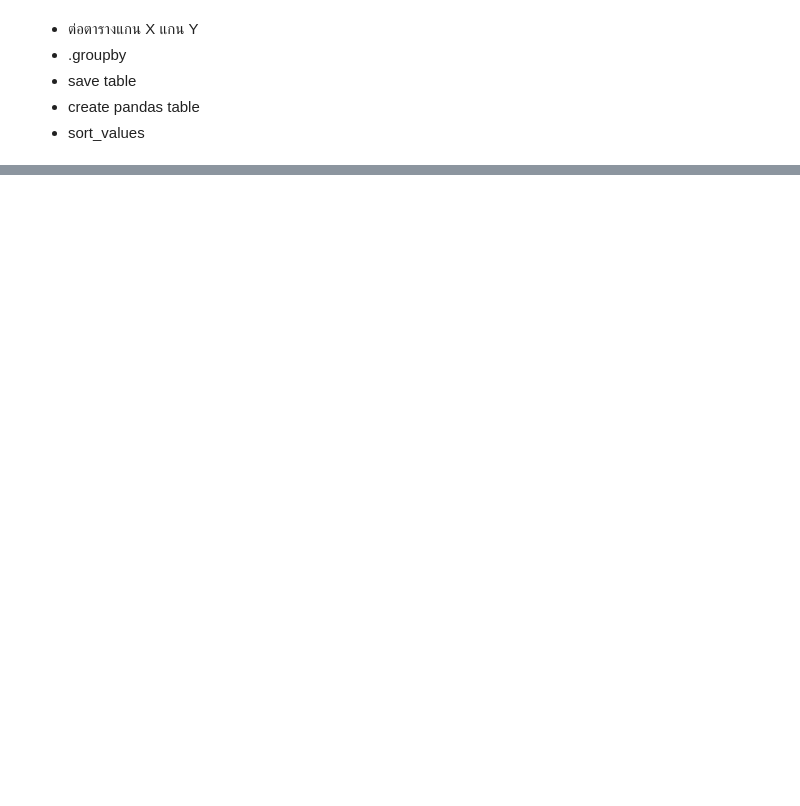
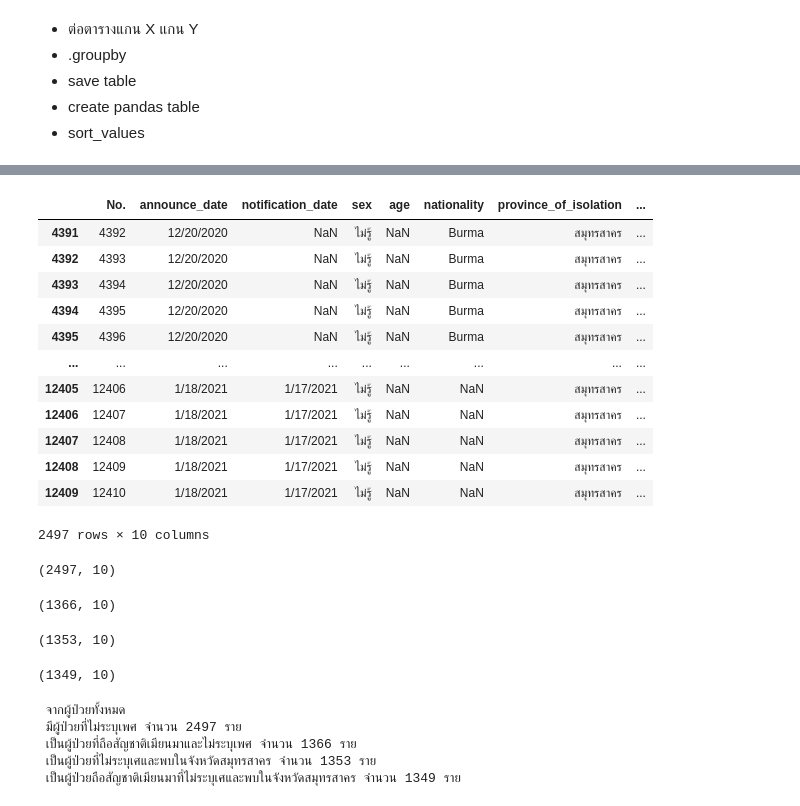
Before and after one commit to therealzh/Data_viz, a Jupyter notebook: PANDAS102.ipynb, the cells around one changed output, grey strips where cells are left out. Saved outputs shown, nothing was run; the diff lists cells and outputs as text; code cells hidden in the pictures; blank space fills up the shorter version.

```diff
--- a/PANDAS102.ipynb
+++ b/PANDAS102.ipynb
@@ -259,0 +430,47 @@ data_human2_renamed.merge(data_province)
+# %%
+sex_missing = sex_all[sex_all['sex']=='ไม่รู้']
+sex_missing
+# %% [output]
+|  | No. | announce_date | notification_date | sex | age | nationality | province_of_isolation | ... |
+| 4391 | 4392 | 12/20/2020 | NaN | ไม่รู้ | NaN | Burma | สมุทรสาคร | ... |
+| 4392 | 4393 | 12/20/2020 | NaN | ไม่รู้ | NaN | Burma | สมุทรสาคร | ... |
+| 4393 | 4394 | 12/20/2020 | NaN | ไม่รู้ | NaN | Burma | สมุทรสาคร | ... |
+| 4394 | 4395 | 12/20/2020 | NaN | ไม่รู้ | NaN | Burma | สมุทรสาคร | ... |
+| 4395 | 4396 | 12/20/2020 | NaN | ไม่รู้ | NaN | Burma | สมุทรสาคร | ... |
+| ... | ... | ... | ... | ... | ... | ... | ... | ... |
+| 12405 | 12406 | 1/18/2021 | 1/17/2021 | ไม่รู้ | NaN | NaN | สมุทรสาคร | ... |
+| 12406 | 12407 | 1/18/2021 | 1/17/2021 | ไม่รู้ | NaN | NaN | สมุทรสาคร | ... |
+| 12407 | 12408 | 1/18/2021 | 1/17/2021 | ไม่รู้ | NaN | NaN | สมุทรสาคร | ... |
+| 12408 | 12409 | 1/18/2021 | 1/17/2021 | ไม่รู้ | NaN | NaN | สมุทรสาคร | ... |
+| 12409 | 12410 | 1/18/2021 | 1/17/2021 | ไม่รู้ | NaN | NaN | สมุทรสาคร | ... |
+2497 rows × 10 columns
+# %%
+sex_missing.shape
+# %% [output]
+(2497, 10)
+# %%
+ B=sex_missing[sex_missing['nationality']=='Burma']
+ B.shape
+# %% [output]
+(1366, 10)
+# %%
+z = sex_missing[sex_missing['province_of_onset']=='สมุทรสาคร']
+z.shape
+# %% [output]
+(1353, 10)
+# %%
+bur=z[z['nationality']=='Burma']
+bur.shape
+# %% [output]
+(1349, 10)
+# %%
+print(f' จากผู้ป่วยทั้งหมด \n มีผู้ป่วยที่ไม่ระบุเพศ จำนวน {sex_missing.shape[0]} ราย')
+print(f' เป็นผู้ป่วยที่ถือสัญชาติเมียนมาและไม่ระบุเพศ จำนวน {B.shape[0]} ราย')
+print(f' เป็นผู้ป่วยที่ไม่ระบุเศและพบในจังหวัดสมุทรสาคร จำนวน {z.shape[0]} ราย')
+print(f' เป็นผู้ป่วยถือสัญชาติเมียนมาที่ไม่ระบุเศและพบในจังหวัดสมุทรสาคร จำนวน {bur.shape[0]} ราย')
+# %% [output]
+ จากผู้ป่วยทั้งหมด
+ มีผู้ป่วยที่ไม่ระบุเพศ จำนวน 2497 ราย
+ เป็นผู้ป่วยที่ถือสัญชาติเมียนมาและไม่ระบุเพศ จำนวน 1366 ราย
+ เป็นผู้ป่วยที่ไม่ระบุเศและพบในจังหวัดสมุทรสาคร จำนวน 1353 ราย
+ เป็นผู้ป่วยถือสัญชาติเมียนมาที่ไม่ระบุเศและพบในจังหวัดสมุทรสาคร จำนวน 1349 ราย
```
Also changed, not shown: parts of 24 cells of this notebook.
